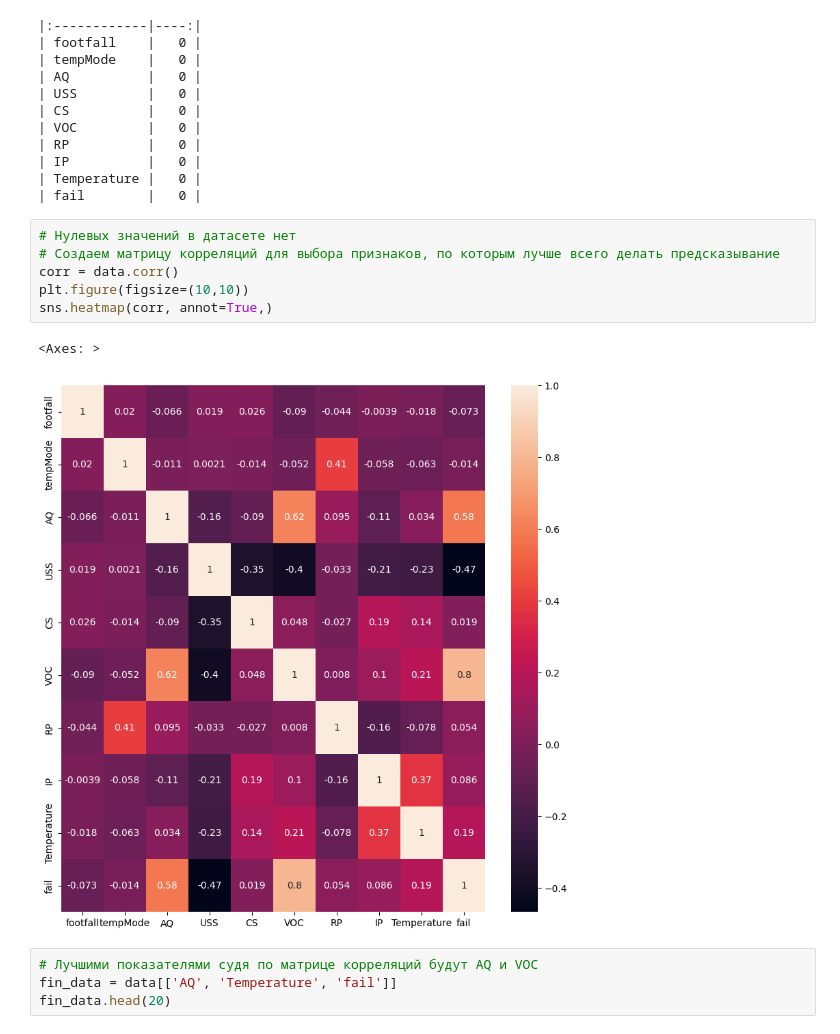
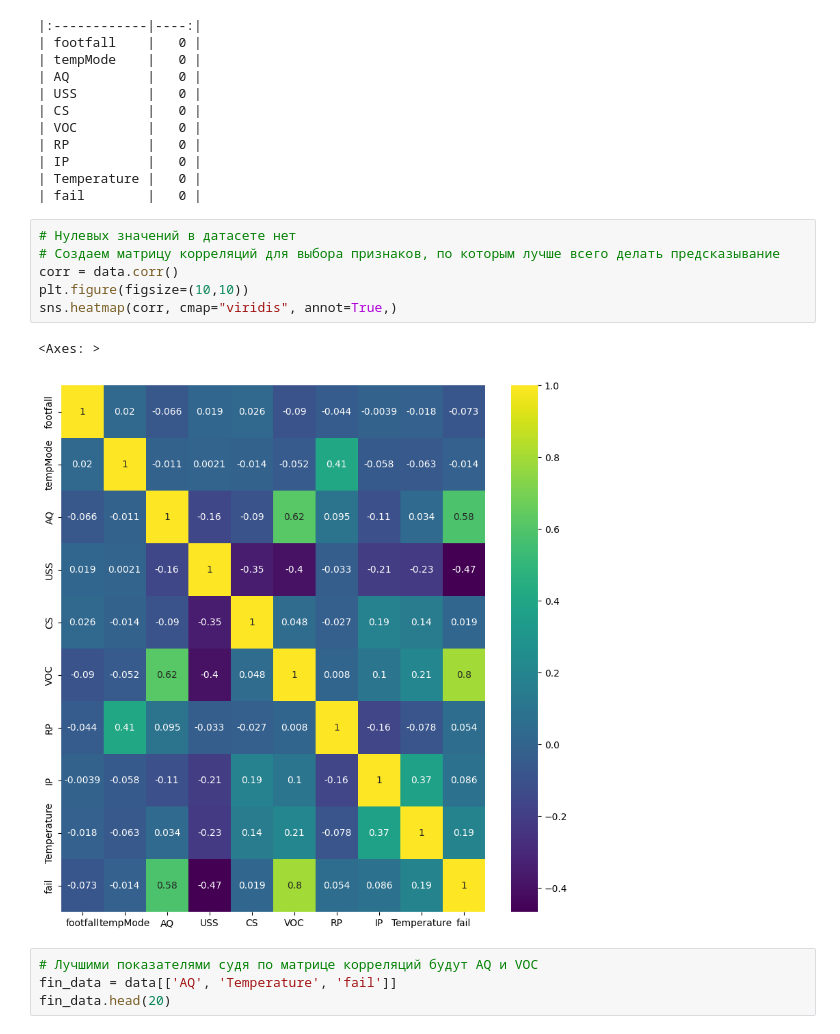
Before and after one commit to StingrayS7/practical-work_1, a Jupyter notebook: 3_task_creative(mashine_failure).ipynb, the cells around one changed output. Cells and saved outputs as stored; diff of their text form.

```diff
--- a/3_task_creative(mashine_failure).ipynb
+++ b/3_task_creative(mashine_failure).ipynb
@@ -82,12 +82,12 @@ print(miss_val.to_markdown())
 # %%
 # Нулевых значений в датасете нет
 # Создаем матрицу корреляций для выбора признаков, по которым лучше всего делать предсказывание
 corr = data.corr()
 plt.figure(figsize=(10,10))
-sns.heatmap(corr, annot=True,)
+sns.heatmap(corr, cmap="viridis", annot=True,)
 # %% [output]
 <Axes: >
-[figure, old version]
+[figure, new version]
 # %%
 # Лучшими показателями судя по матрице корреляций будут AQ и VOC
 fin_data = data[['AQ', 'Temperature', 'fail']]
```
